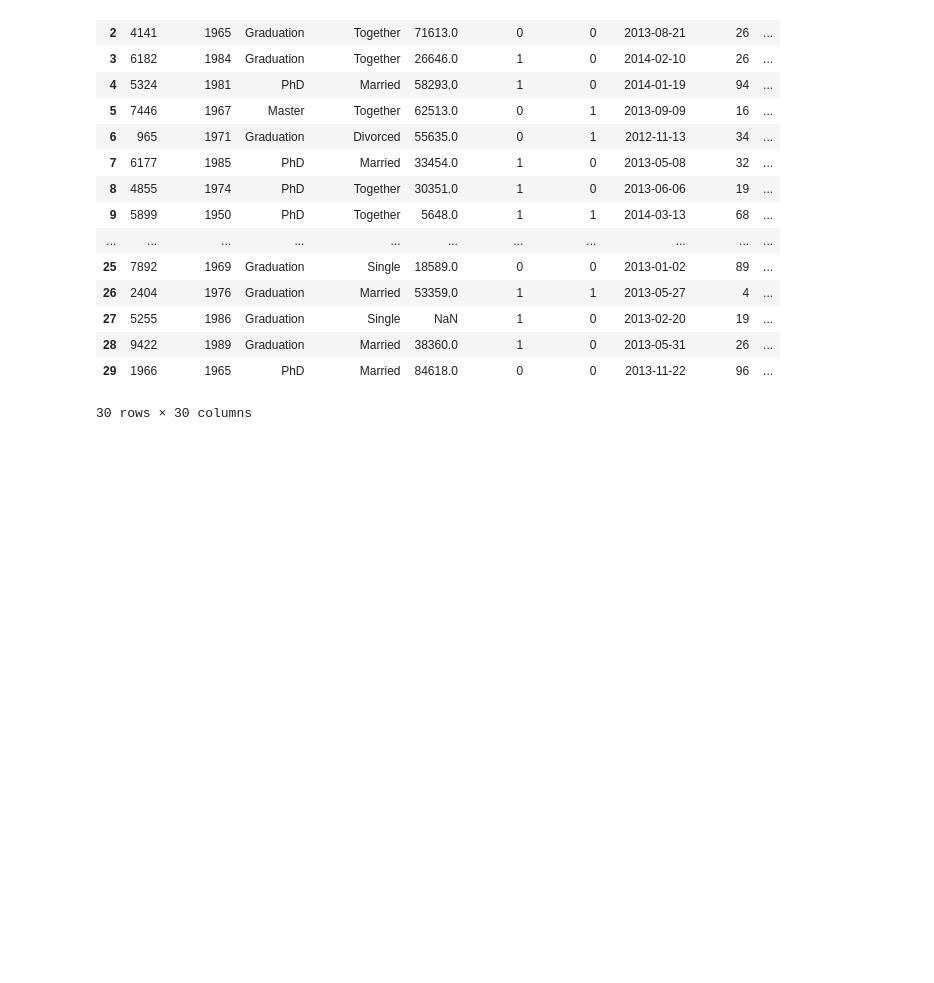
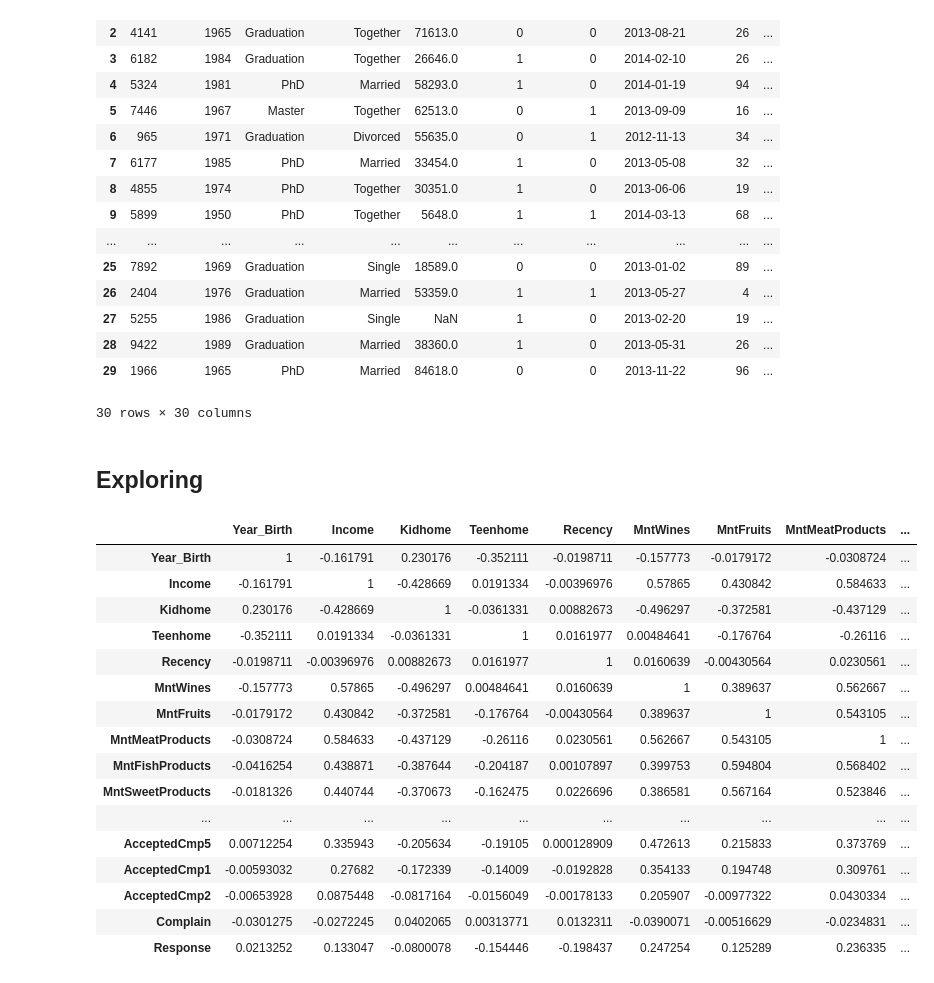
Before and after one commit to iancamleite/ifood-data-business-analyst-test, a Jupyter notebook: Analysis.ipynb, the cells around one changed output. Cells and saved outputs as stored; diff of their text form; code cells hidden in the pictures; blank space fills up the shorter version.

Commit message:
corr matrix analysis

```diff
--- a/Analysis.ipynb
+++ b/Analysis.ipynb
@@ -176,3 +176,26 @@ df.head(30)
 | 28 | 9422 | 1989 | Graduation | Married | 38360.0 | 1 | 0 | 2013-05-31 | 26 | ... |
 | 29 | 1966 | 1965 | PhD | Married | 84618.0 | 0 | 0 | 2013-11-22 | 96 | ... |
 30 rows × 30 columns
+# %% [markdown]
+## Exploring
+# %%
+corr = df.drop(columns=['ID','Z_CostContact','Z_Revenue','Income_Month']).corr()
+corr.style.background_gradient(cmap='coolwarm')
+# %% [output]
+|  | Year_Birth | Income | Kidhome | Teenhome | Recency | MntWines | MntFruits | MntMeatProducts | ... |
+| Year_Birth | 1 | -0.161791 | 0.230176 | -0.352111 | -0.0198711 | -0.157773 | -0.0179172 | -0.0308724 | ... |
+| Income | -0.161791 | 1 | -0.428669 | 0.0191334 | -0.00396976 | 0.57865 | 0.430842 | 0.584633 | ... |
+| Kidhome | 0.230176 | -0.428669 | 1 | -0.0361331 | 0.00882673 | -0.496297 | -0.372581 | -0.437129 | ... |
+| Teenhome | -0.352111 | 0.0191334 | -0.0361331 | 1 | 0.0161977 | 0.00484641 | -0.176764 | -0.26116 | ... |
+| Recency | -0.0198711 | -0.00396976 | 0.00882673 | 0.0161977 | 1 | 0.0160639 | -0.00430564 | 0.0230561 | ... |
+| MntWines | -0.157773 | 0.57865 | -0.496297 | 0.00484641 | 0.0160639 | 1 | 0.389637 | 0.562667 | ... |
+| MntFruits | -0.0179172 | 0.430842 | -0.372581 | -0.176764 | -0.00430564 | 0.389637 | 1 | 0.543105 | ... |
+| MntMeatProducts | -0.0308724 | 0.584633 | -0.437129 | -0.26116 | 0.0230561 | 0.562667 | 0.543105 | 1 | ... |
+| MntFishProducts | -0.0416254 | 0.438871 | -0.387644 | -0.204187 | 0.00107897 | 0.399753 | 0.594804 | 0.568402 | ... |
+| MntSweetProducts | -0.0181326 | 0.440744 | -0.370673 | -0.162475 | 0.0226696 | 0.386581 | 0.567164 | 0.523846 | ... |
+| ... | ... | ... | ... | ... | ... | ... | ... | ... | ... |
+| AcceptedCmp5 | 0.00712254 | 0.335943 | -0.205634 | -0.19105 | 0.000128909 | 0.472613 | 0.215833 | 0.373769 | ... |
+| AcceptedCmp1 | -0.00593032 | 0.27682 | -0.172339 | -0.14009 | -0.0192828 | 0.354133 | 0.194748 | 0.309761 | ... |
+| AcceptedCmp2 | -0.00653928 | 0.0875448 | -0.0817164 | -0.0156049 | -0.00178133 | 0.205907 | -0.00977322 | 0.0430334 | ... |
+| Complain | -0.0301275 | -0.0272245 | 0.0402065 | 0.00313771 | 0.0132311 | -0.0390071 | -0.00516629 | -0.0234831 | ... |
+| Response | 0.0213252 | 0.133047 | -0.0800078 | -0.154446 | -0.198437 | 0.247254 | 0.125289 | 0.236335 | ... |
```
Also changed, not shown: parts of 1 cell of this notebook.
